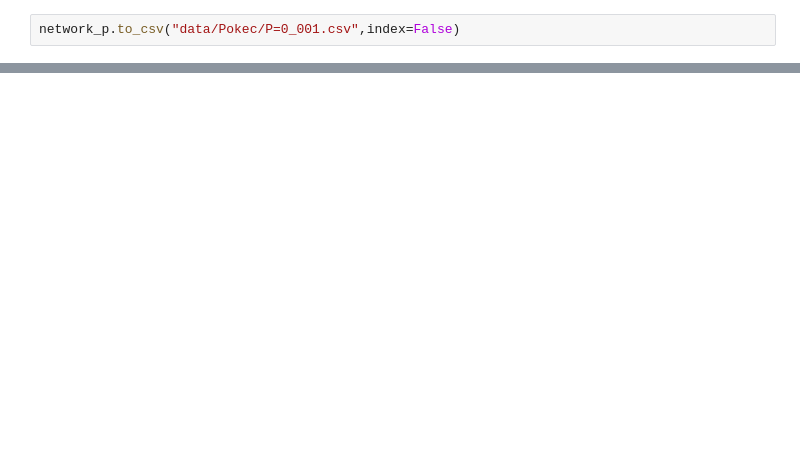
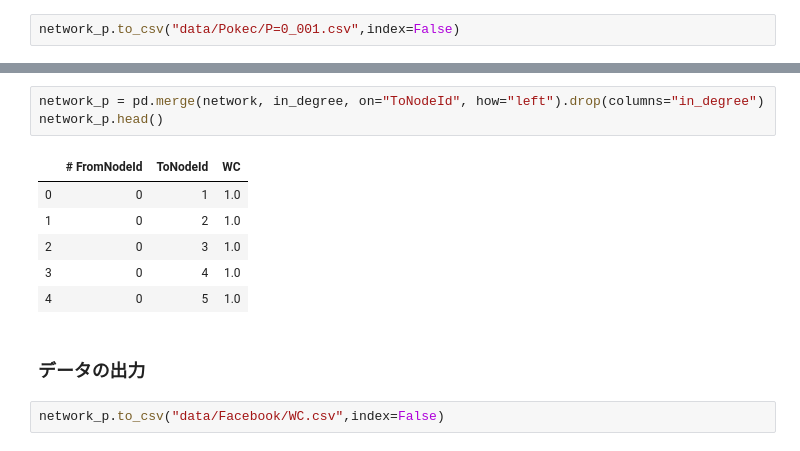
Before and after one commit to plue1011/code, a Jupyter notebook: 実験データセット作成.ipynb, the cells around one changed output, grey strips where cells are left out. Drawn from its saved outputs; the diff is of its cells as text; blank space fills up the shorter version.

```diff
--- a/実験データセット作成.ipynb
+++ b/実験データセット作成.ipynb
@@ -266,0 +416,14 @@ network_p.to_csv("data/Pokec/P=0_001.csv",index=False)
+# %%
+network_p = pd.merge(network, in_degree, on="ToNodeId", how="left").drop(columns="in_degree")
+network_p.head()
+# %% [output]
+|  | # FromNodeId | ToNodeId | WC |
+| 0 | 0 | 1 | 1.0 |
+| 1 | 0 | 2 | 1.0 |
+| 2 | 0 | 3 | 1.0 |
+| 3 | 0 | 4 | 1.0 |
+| 4 | 0 | 5 | 1.0 |
+# %% [markdown]
+### データの出力
+# %%
+network_p.to_csv("data/Facebook/WC.csv",index=False)
```
Also changed, not shown: parts of 50 cells of this notebook.
